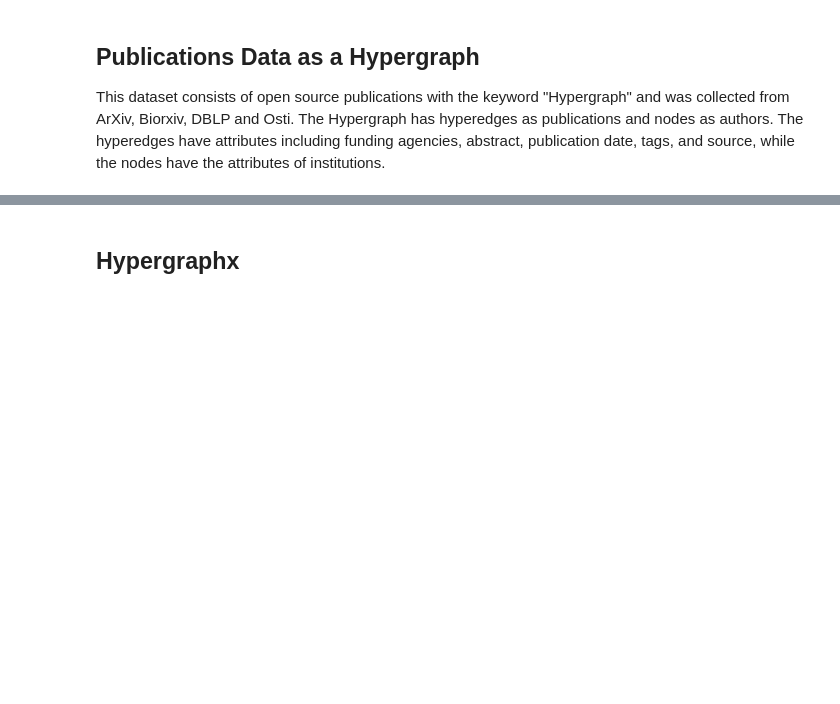
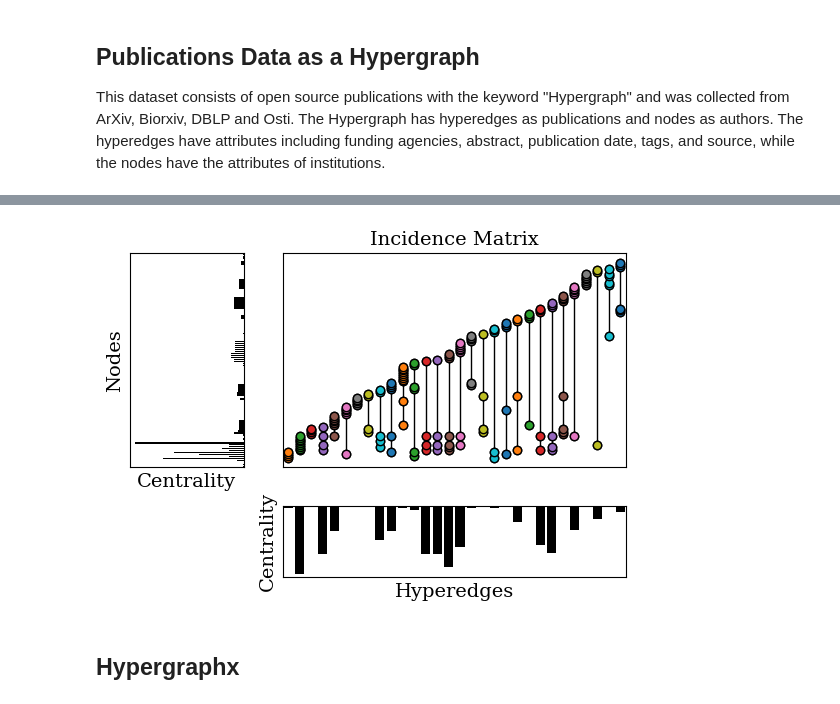
Before and after one commit to pszufe/HIF-standard, a Jupyter notebook: tutorials/HIF-demo.ipynb, the cells around one changed output, grey strips where cells are left out. Drawn from its saved outputs; the diff is of its cells as text; code cells hidden in the pictures; blank space fills up the shorter version.

```diff
--- a/tutorials/HIF-demo.ipynb
+++ b/tutorials/HIF-demo.ipynb
@@ -77,3 +102,44 @@ plt.savefig("../figures/hat.svg", dpi=1000)
+# %%
+import matplotlib.pyplot as plt
+import seaborn as sns
+from matplotlib.gridspec import GridSpec
+
+fig = plt.figure(figsize=(5.5, 4))
+gs = GridSpec(2, 2, height_ratios=[3, 1], width_ratios=[1, 3], figure=fig)
+
+# (1) Incidence matrix plot (top-right): largest
+ax_matrix = fig.add_subplot(gs[0, 1])
+plt.sca(ax_matrix)
+HATdraw.incidence_plot(H_hat_cc, shade_rows=False)
+ax_matrix.tick_params(left=False, bottom=False, labelleft=False, labelbottom=False)
+ax_matrix.set_title('Incidence Matrix')
+
+# (2) Edge centrality: vertical bar plot from the top (bottom-right)
+ax_edge = fig.add_subplot(gs[1, 1])
+sns.barplot(edge_centrality, ax=ax_edge, color='k')
+ax_edge.invert_yaxis()  # start from top
+ax_edge.set_xlabel('Hyperedges')
+ax_edge.set_ylabel('Centrality')
+ax_edge.set_xticks([])
+ax_edge.set_yticks([])
+
+# (3) Node centrality: horizontal bar plot from the right (top-left)
+ax_node = fig.add_subplot(gs[0, 0])
+sns.barplot(node_centrality[::-1], ax=ax_node, orient='h', color='k')
+ax_node.invert_xaxis()  # right-aligned
+ax_node.set_xlabel('Centrality')
+ax_node.set_ylabel('Nodes')
+ax_node.set_xticks([])
+ax_node.set_yticks([])
+ax_node.tick_params(left=False, bottom=False, labelleft=False, labelbottom=False)
+
+# (4) Turn off bottom-left subplot
+fig.add_subplot(gs[1, 0]).axis('off')
+
+plt.tight_layout()
+plt.savefig("../figures/hat_incidence_matrix.pdf", dpi=300, bbox_inches="tight")
+# %% [output]
+[figure, added]
 # %% [markdown]
 ## Hypergraphx
 # %%
```
Also changed, not shown: parts of 2 cells of this notebook, 3 other files.
